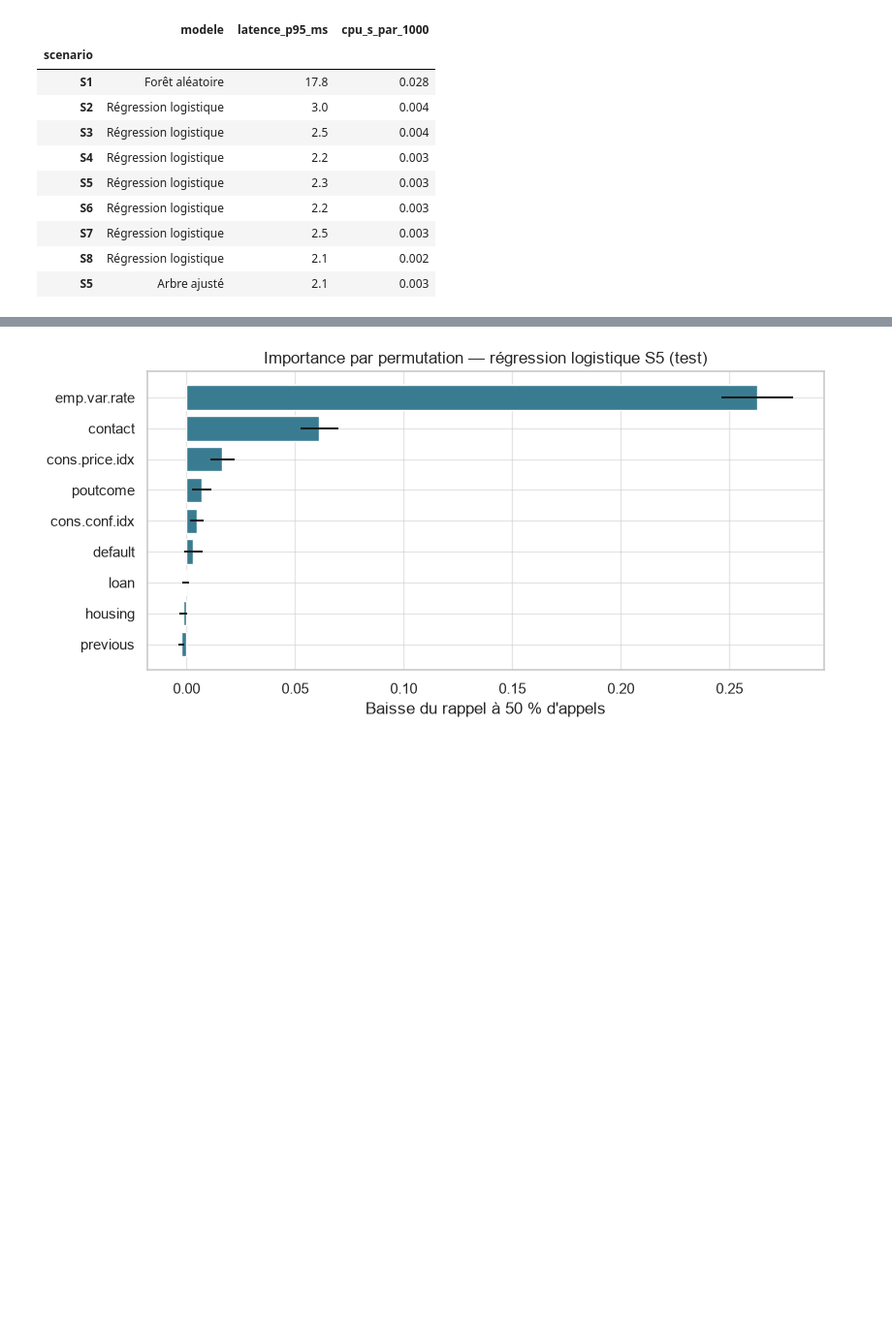
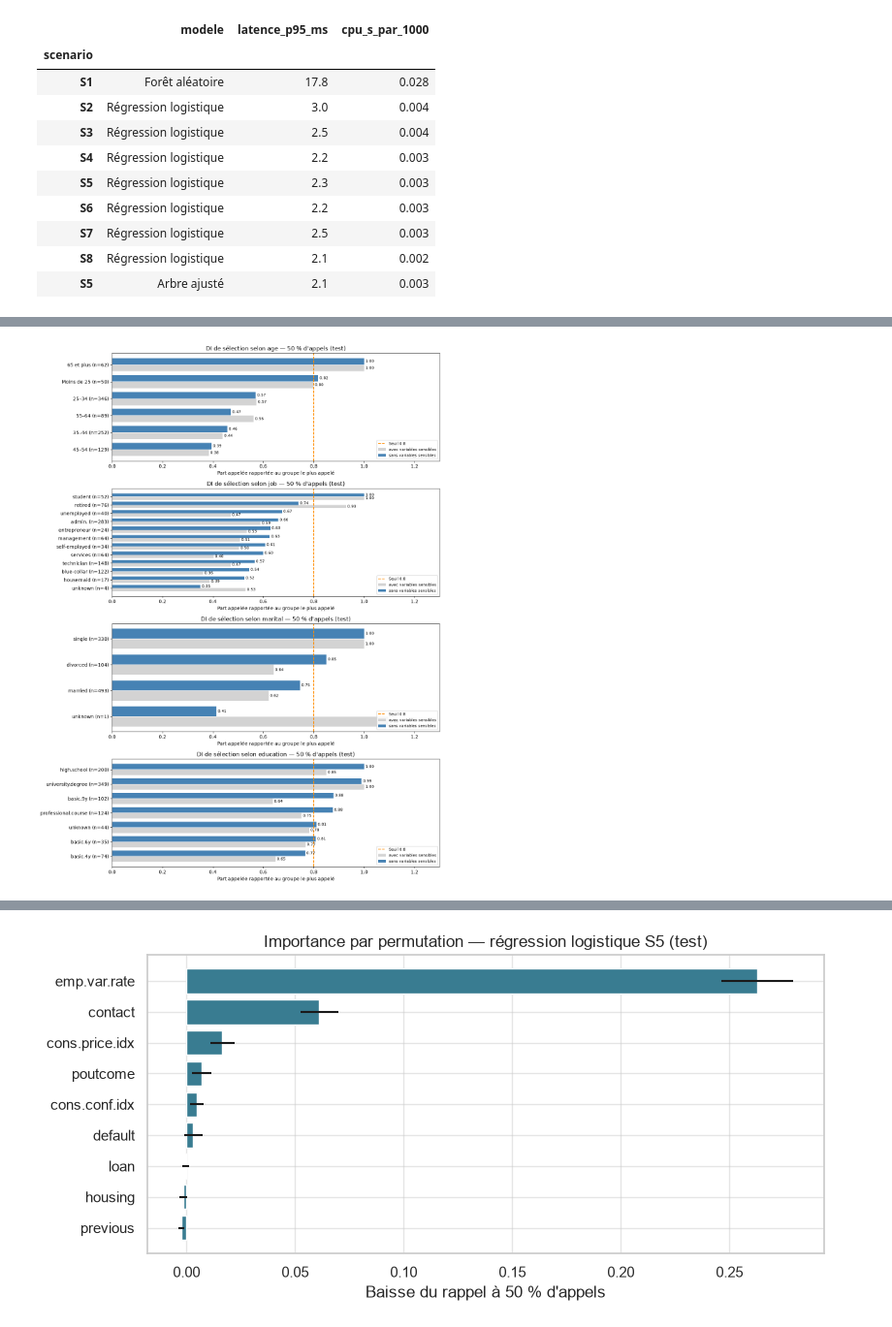
Before and after one commit to franckcwalter/eval-usecase-marketing, a Jupyter notebook: cas_usage_bank_marketing.ipynb, the cells around one changed output, grey strips where cells are left out. Shown at 97% size. Cells and saved outputs as stored; diff of their text form; code cells hidden in the pictures; blank space fills up the shorter version.

Commit message:
feat: analyse RGPD et équité avec et sans variables sensibles

```diff
--- a/cas_usage_bank_marketing.ipynb
+++ b/cas_usage_bank_marketing.ipynb
@@ -2519,0 +2528,81 @@ Nous retenons **la régression logistique S5 plutôt que S8** : **leurs rappels
+# %%
+# 6.3.1 Effet du retrait des variables sensibles sur les groupes
+
+# On réentraîne le modèle retenu en lui rendant l'âge, la profession, la situation familiale et le niveau d'éducation.
+variables_avec_sensibles = variables_retenues | {"age", "job", "marital", "education"}
+pipe_avec_sensibles = Pipeline([
+    ("prep", make_preprocessor(
+        sorted(variables_avec_sensibles & colonnes_num), sorted(variables_avec_sensibles - colonnes_num)
+    )),
+    ("clf", clone(modeles[nom_modele_retenu])),
+]).fit(X_train, y_train)
+
+# Chaque modèle appelle la moitié des clients du test, les mieux classés, comme pour l'objectif métier.
+def clients_appeles(probas):
+    appeles = np.zeros(len(probas), dtype=int)
+    appeles[np.argsort(-probas, kind="stable")[: len(probas) // 2]] = 1
+    return appeles
+
+appels = {
+    "sans": clients_appeles(probas_test),
+    "avec": clients_appeles(pipe_avec_sensibles.predict_proba(X_test)[:, 1]),
+}
+for version, appeles in appels.items():
+    print(f"Rappel à 50 % d'appels, {version} variables sensibles : {appeles[y_test.to_numpy() == 1].mean():.1%}")
+
+# Le DI compare la part appelée d'un groupe à celle du groupe le plus appelé, hors unknown et hors groupes fragiles.
+# Le taux de faux positifs est la part des non-souscripteurs du groupe qui sont appelés.
+def equite_par_groupe(groupes, appeles):
+    resultats = pd.DataFrame({"groupe": groupes.to_numpy(), "appele": appeles, "souscrit": y_test.to_numpy()})
+    tableau = resultats.groupby("groupe", observed=True).agg(
+        souscripteurs=("souscrit", "sum"), part_appelee=("appele", "mean")
+    )
+    tableau["rappel"] = resultats[resultats["souscrit"].eq(1)].groupby("groupe", observed=True)["appele"].mean()
+    tableau["taux_fp"] = resultats[resultats["souscrit"].eq(0)].groupby("groupe", observed=True)["appele"].mean()
+    tableau["fragile"] = tableau["souscripteurs"] < EFFECTIF_MIN
+    fiables = tableau.loc[~tableau["fragile"] & (tableau.index.astype(str) != "unknown")]
+    tableau["di"] = tableau["part_appelee"] / fiables["part_appelee"].max()
+    return tableau
+
+groupes_test = pd.DataFrame({
+    "age": tranches_age.loc[X_test.index],
+    "job": X_test["job"],
+    "marital": X_test["marital"],
+    "education": X_test["education"],
+})
+colonnes_equite = ["part_appelee", "di", "rappel", "taux_fp"]
+equite = {}
+for variable in groupes_test:
+    sans = equite_par_groupe(groupes_test[variable], appels["sans"])
+    avec = equite_par_groupe(groupes_test[variable], appels["avec"])
+    tableau = sans[["souscripteurs", "fragile"]]
+    for colonne in colonnes_equite:
+        tableau = tableau.assign(**{f"{colonne}_sans": sans[colonne], f"{colonne}_avec": avec[colonne]})
+    equite[variable] = tableau
+    print(f"\n{variable}")
+    print(tableau.round(3).to_string())
+
+fig, axes = plt.subplots(len(equite), 1, figsize=(12, 4 * len(equite)))
+for ax, (variable, tableau) in zip(axes, equite.items()):
+    tableau = tableau.sort_values("di_sans")
+    positions = np.arange(len(tableau))
+    for decalage, version, couleur in [(-0.2, "avec", "lightgrey"), (0.2, "sans", "steelblue")]:
+        barres = ax.barh(positions + decalage, tableau[f"di_{version}"], height=0.38,
+                         color=couleur, label=f"{version} variables sensibles")
+        ax.bar_label(barres, fmt="{:.2f}", padding=3, fontsize=8)
+    ax.set_yticks(positions, [f"{g} (n={n})" for g, n in zip(tableau.index, tableau["souscripteurs"])])
+    ax.axvline(SEUIL_DI, color="darkorange", linestyle="--", label=f"Seuil {SEUIL_DI}")
+    ax.set(title=f"DI de sélection selon {variable} — 50 % d'appels (test)",
+           xlabel="Part appelée rapportée au groupe le plus appelé", ylabel="", xlim=(0, 1.3))
+    ax.legend(loc="lower right", fontsize=8)
+fig.tight_layout()
+plt.show()
+
+# Passage du modèle avec variables sensibles au modèle sans ces variables :
+# Le rappel global passe de 81,6 % à 82,3 %.
+# Ouvriers : DI de 0,36 à 0,54 ; rappel de 58,2 % à 68,0 %.
+# Retraités : DI de 0,93 à 0,74 ; rappel de 97,4 % à 92,1 %.
+# 55–64 ans : DI de 0,56 à 0,47 ; rappel de 82,0 % à 77,5 %.
+# Basic.6y : le DI augmente de 0,77 à 0,81 alors que la part appelée baisse de 46,6 % à 43,9 %.
+# La référence du DI change entre modèles ; une hausse du DI ne signifie pas toujours davantage d'appels.
+# %% [output]
@@ -2519,0 +2626 @@ Nous retenons **la régression logistique S5 plutôt que S8** : **leurs rappels
+[figure, added]
```
Also changed, not shown: parts of 41 cells of this notebook.
